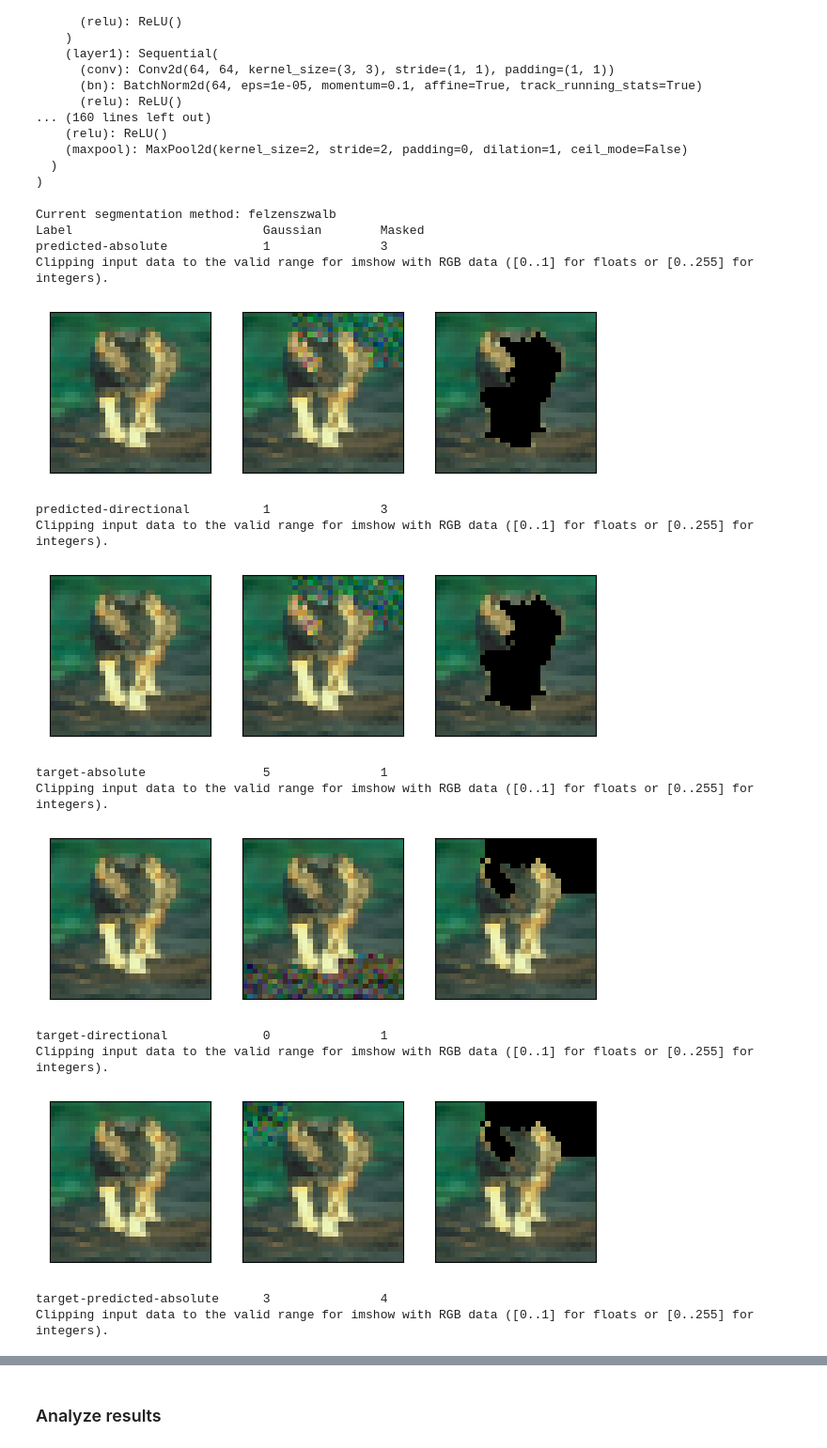
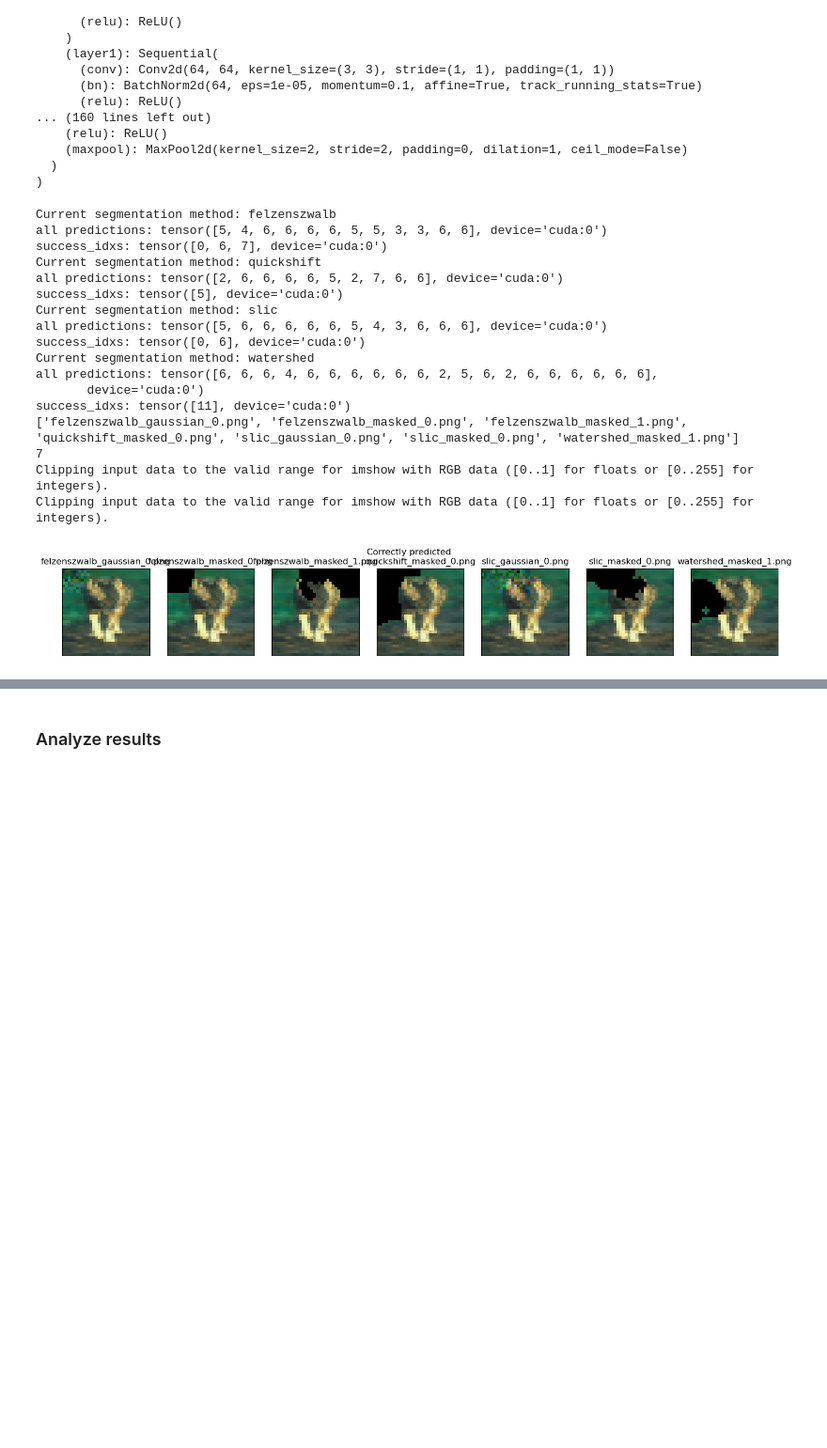
Before and after one commit to allisonchen23/model-editing, a Jupyter notebook: segmentation_analysis.ipynb, the cells around one changed output, grey strips where cells are left out. Shown at 94% size. Saved outputs shown, nothing was run; the diff lists cells and outputs as text; code cells hidden in the pictures; blank space fills up the shorter version.

Commit message:
need to save paths to modified images

```diff
--- a/segmentation_analysis.ipynb
+++ b/segmentation_analysis.ipynb
@@ -363,6 +380,8 @@ with torch.no_grad():
     original_logits = model(original_image)
     original_logits = original_logits.cpu().numpy()
 
+success_modifications = []  # store images
+success_names = []  # store strings
 
 original_image_numpy = np.squeeze(original_image.cpu().numpy())
 # Pass images through model to get predictions
@@ -378,57 +397,79 @@ for idx, (method, _) in enumerate(methods):
     # Convert to tensor & switch to GPU
     all_images = torch.from_numpy(all_images).type(torch.FloatTensor)
     all_images = all_images.to(device)
 
     # Forward through model
     with torch.no_grad():
         all_logits = model(all_images)
 
+    # Obtain indices where the prediction is the target
+    all_predictions = torch.argmax(all_logits, dim=1)
+    success_idxs = (all_predictions == target).nonzero().squeeze(dim=-1)
+
+    # Store images in respective list
+    success_images = all_images[success_idxs]
+    # If only one image, expand dims to be 1 x C x H x W
+    if len(success_images.shape) == 3:
+        success_images = torch.unsqueeze(success_images, dim=0)
+    success_modifications.append(success_images)
+
+    # Store names of each image in respective list
+    if success_idxs.shape[0] != 0:
+        for idx in success_idxs:
+            if idx < n_modified:
+                mod_type = 'gaussian'
+            else:
+                mod_type = 'masked'
+            name = "{}_{}_{}.png".format(method, mod_type, idx % n_modified)
+            success_names.append(name)
+
+
+    print("all predictions: {}".format(all_predictions))
+    print("success_idxs: {}".format(success_idxs))
+
     # Separate modified logits from one another and append to respective lists
     gaussian_modified_logits = all_logits[0:n_modified].cpu().numpy()
     masked_modified_logits = all_logits[n_modified:].cpu().numpy()
     # Add to master lists
     all_gaussian_modified_logits.append(gaussian_modified_logits)
     all_masked_modified_logits.append(masked_modified_logits)
 
     # Get indices for gaussian noise modifications with most change
     gaussian_indices = get_most_changed_idxs(
         anchor=original_logits,
         data=gaussian_modified_logits,
         target=target)
 
     # Get indices for masked modifications with most change
     masked_indices = get_most_changed_idxs(
         anchor=original_logits,
         data=masked_modified_logits,
         target=target)
 
-    # Print results
-    print("{:<30} {:<15} {:<15}".format("Label", "Gaussian", "Masked"))
-    for key in gaussian_indices.keys():
-        gaussian_idx = gaussian_indices[key]
-        masked_idx = masked_indices[key]
-        print("{:<30} {:<15} {:<15}".format(key, gaussian_idx, masked_idx))
-        images = [
-            original_image_numpy,
-            gaussian_modified_images[gaussian_idx],
-            masked_modified_images[masked_idx]
-        ]
-        visualizations.show_image_rows(
-            images=[images])
+# Visualize the successful modifications
+success_modifications = torch.cat(success_modifications, dim=0).cpu().numpy()
+print(success_names)
+print(modifications.shape[0])
+visualizations.show_image_rows(
+    images=[list(success_modifications)],
+    image_titles=[success_names],
+    figure_title='Correctly predicted')
 # %% [output]
 Current segmentation method: felzenszwalb
-Label                          Gaussian        Masked
-predicted-absolute             1               3
+all predictions: tensor([5, 4, 6, 6, 6, 6, 5, 5, 3, 3, 6, 6], device='cuda:0')
+success_idxs: tensor([0, 6, 7], device='cuda:0')
+Current segmentation method: quickshift
+all predictions: tensor([2, 6, 6, 6, 6, 5, 2, 7, 6, 6], device='cuda:0')
+success_idxs: tensor([5], device='cuda:0')
+Current segmentation method: slic
+all predictions: tensor([5, 6, 6, 6, 6, 6, 5, 4, 3, 6, 6, 6], device='cuda:0')
+success_idxs: tensor([0, 6], device='cuda:0')
+Current segmentation method: watershed
+all predictions: tensor([6, 6, 6, 4, 6, 6, 6, 6, 6, 6, 2, 5, 6, 2, 6, 6, 6, 6, 6, 6],
+       device='cuda:0')
+success_idxs: tensor([11], device='cuda:0')
+['felzenszwalb_gaussian_0.png', 'felzenszwalb_masked_0.png', 'felzenszwalb_masked_1.png', 'quickshift_masked_0.png', 'slic_gaussian_0.png', 'slic_masked_0.png', 'watershed_masked_1.png']
+7
 Clipping input data to the valid range for imshow with RGB data ([0..1] for floats or [0..255] for integers).
+Clipping input data to the valid range for imshow with RGB data ([0..1] for floats or [0..255] for integers).
-[figure, old version]
+[figure, new version]
-predicted-directional          1               3
-Clipping input data to the valid range for imshow with RGB data ([0..1] for floats or [0..255] for integers).
-[figure, removed]
-target-absolute                5               1
-Clipping input data to the valid range for imshow with RGB data ([0..1] for floats or [0..255] for integers).
-[figure, removed]
-target-directional             0               1
-Clipping input data to the valid range for imshow with RGB data ([0..1] for floats or [0..255] for integers).
-[figure, removed]
-target-predicted-absolute      3               4
-Clipping input data to the valid range for imshow with RGB data ([0..1] for floats or [0..255] for integers).
```
Also changed, not shown: parts of 13 cells of this notebook, 1 other file.
